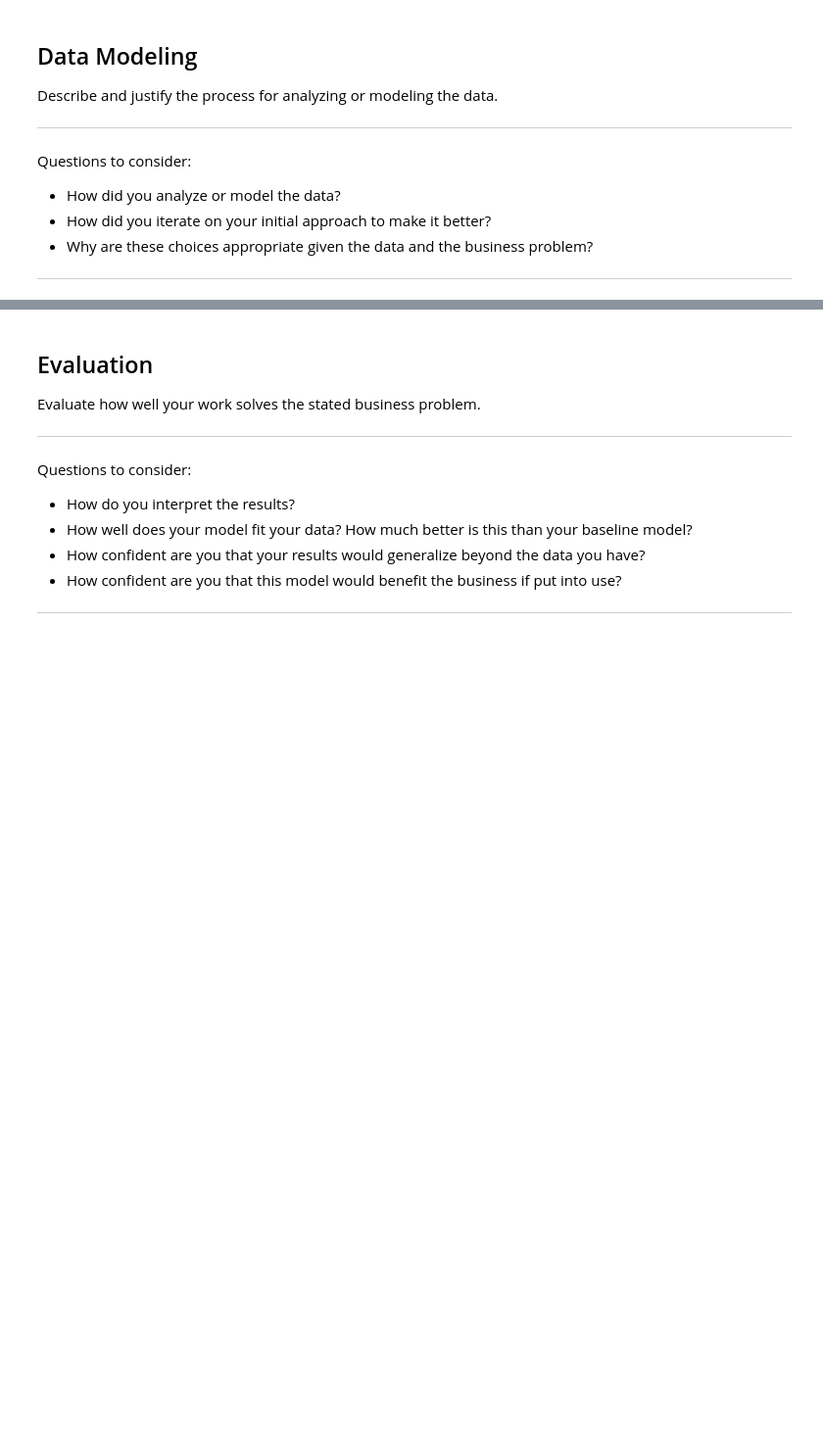
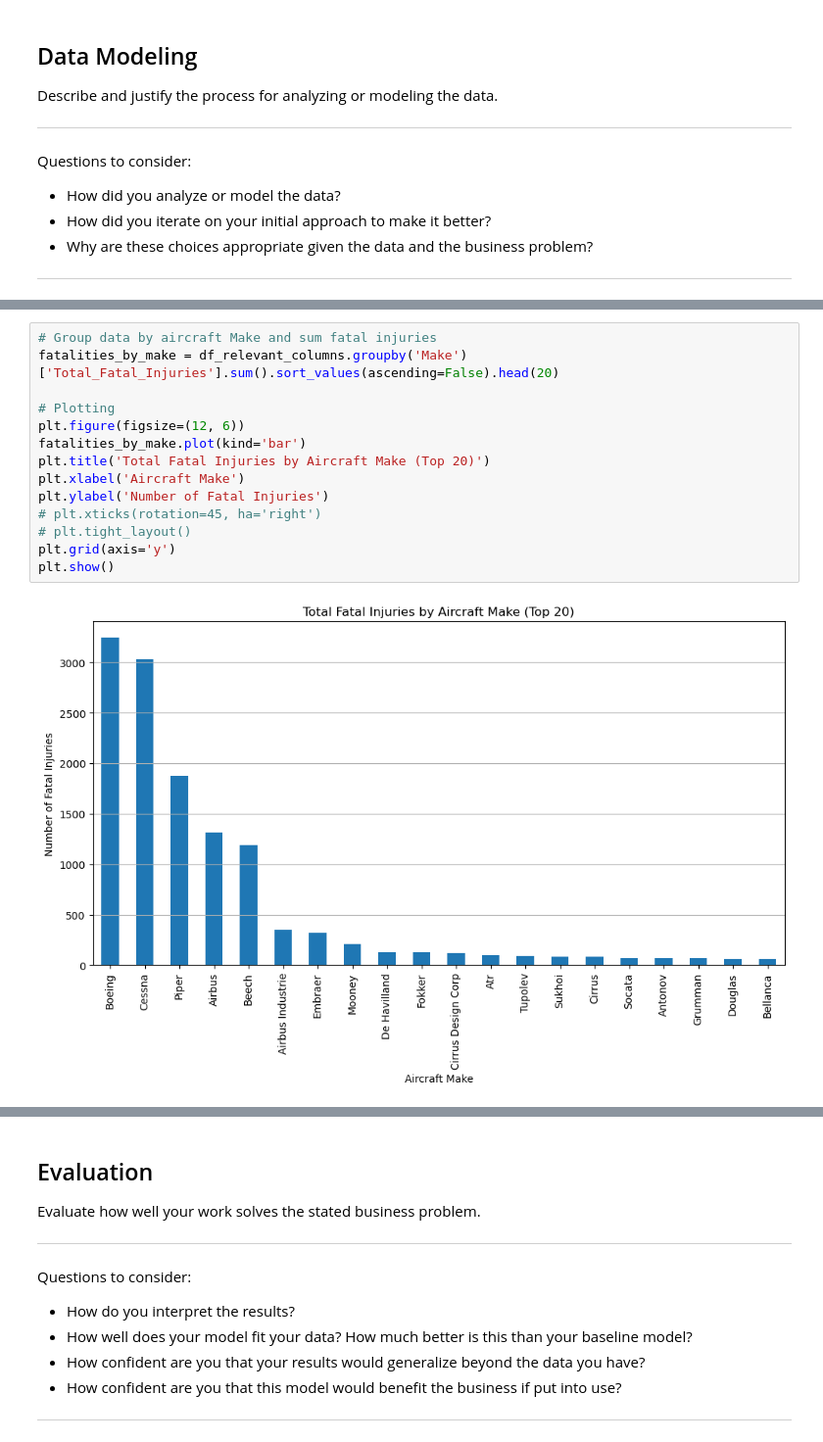
Before and after one commit to Pepe1827/Project-Aviation, a Jupyter notebook: dsc-phase1-project-template.ipynb, the cells around one changed output, grey strips where cells are left out. Shown: that part at 98% size. Drawn from its saved outputs; the diff is of its cells as text; blank space fills up the shorter version.

```diff
--- a/dsc-phase1-project-template.ipynb
+++ b/dsc-phase1-project-template.ipynb
@@ -290,0 +565,16 @@ Questions to consider:
+# %%
+# Group data by aircraft Make and sum fatal injuries
+fatalities_by_make = df_relevant_columns.groupby('Make')['Total_Fatal_Injuries'].sum().sort_values(ascending=False).head(20)
+
+# Plotting
+plt.figure(figsize=(12, 6))
+fatalities_by_make.plot(kind='bar')
+plt.title('Total Fatal Injuries by Aircraft Make (Top 20)')
+plt.xlabel('Aircraft Make')
+plt.ylabel('Number of Fatal Injuries')
+# plt.xticks(rotation=45, ha='right')
+# plt.tight_layout()
+plt.grid(axis='y')
+plt.show()
+# %% [output]
+[figure, added]
```
Also changed, not shown: parts of 26 cells of this notebook, 1 other file.
